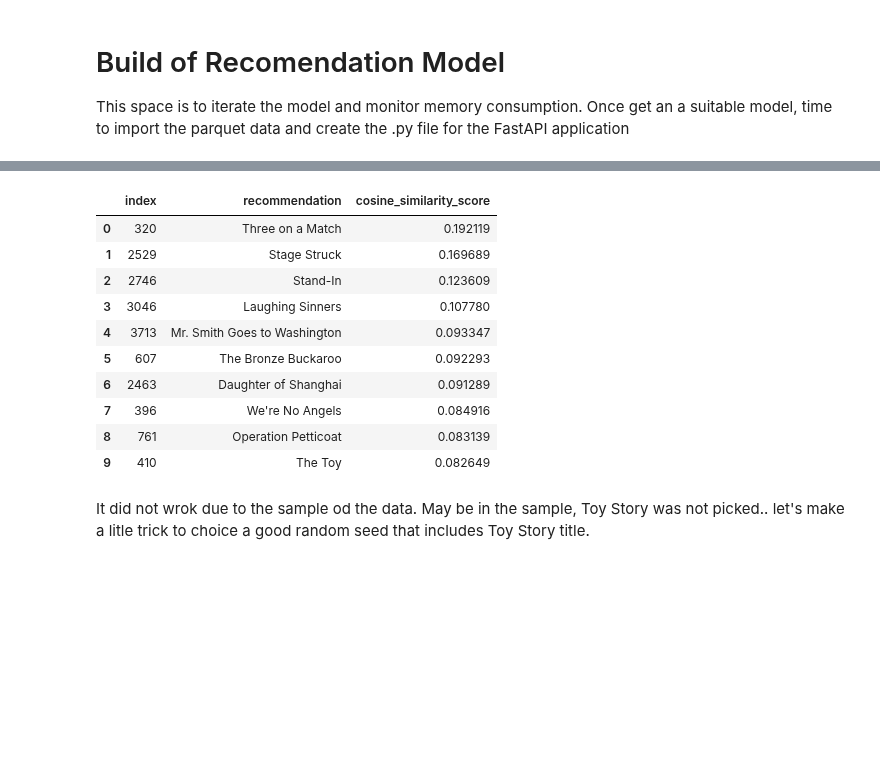
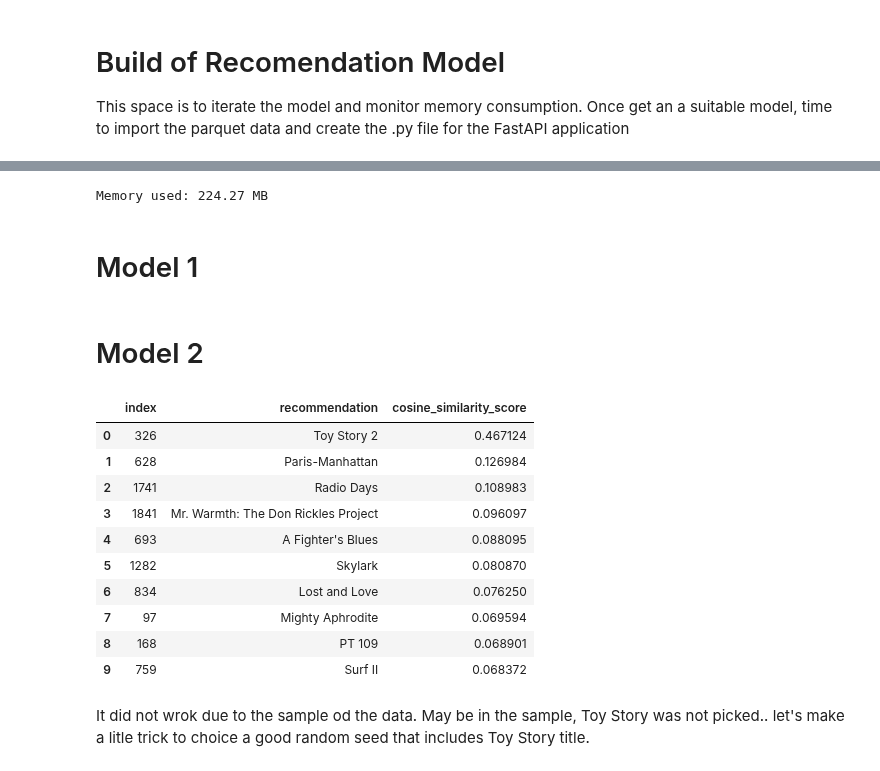
Before and after one commit to someonefrom93/PI_JUL, a Jupyter notebook: eda.ipynb, the cells around one changed output, grey strips where cells are left out. Drawn from its saved outputs; the diff is of its cells as text; code cells hidden in the pictures; blank space fills up the shorter version.

```diff
--- a/eda.ipynb
+++ b/eda.ipynb
@@ -1054,15 +592,13 @@ data_sample = pd.read_parquet("parquet_data/data_for_recommender.parquet")
 # %%
-data_sample = data_sample.sample(4000, random_state=10)
+data_sample = data.sample(2000, random_state=10)
 # %%
 data_sample.reset_index(drop=True, inplace=True)
 # %%
 indeces = pd.Series(data_sample.index, index=data_sample["title"]).drop_duplicates()
-# %%
-content = data_sample["content"].fillna("")
 # %%
 tfidf = TfidfVectorizer(stop_words="english")
 # %%
-tfidf_matrix = tfidf.fit_transform(content)
+tfidf_matrix = tfidf.fit_transform(data_sample["content"].fillna(""))
 # %%
 tfidf_matrix
 # %% [output]
@@ -1078,3 +614,12 @@ sys.getsizeof(cosine_similarities_) / 1000000
+# %%
+import psutil
+process = psutil.Process()
+
+print(f"Memory used: {process.memory_info().rss / 1024 / 1024:.2f} MB")
+# %% [output]
+Memory used: 224.27 MB
+# %% [markdown]
+# Model 1
 # %%
 def get_recommendations(df, column, value, cosine_similarities, limit=10):
     """Return a dataframe of content recommendations based on TF-IDF cosine similarity.
@@ -1113,10 +658,12 @@ def get_recommendations(df, column, value, cosine_similarities, limit=10):
     recommendation_indices = [i[0] for i in cosine_similarity_scores]
 
     # Get the actutal recommendations
-    recommendations = df[column].iloc[recommendation_indices]
+    recommendations = df[column].loc[recommendation_indices]
 
     # Return a dataframe
     df = pd.DataFrame(list(zip(index, recommendations, scores)),
                       columns=['index','recommendation', 'cosine_similarity_score'])
 
     return df
+# %% [markdown]
+# Model 2
@@ -1123,17 +715,17 @@ def get_recommendations(df, column, value, cosine_similarities, limit=10):
 # %%
-get_recommendations(df=data_sample, column="title", value="Big City Blues", cosine_similarities=cosine_similarities_)
+get_recommendations(df=data_sample, column="title", value="Toy Story", cosine_similarities=cosine_similarities_)
 # %% [output]
 |  | index | recommendation | cosine_similarity_score |
-| 0 | 320 | Three on a Match | 0.192119 |
-| 1 | 2529 | Stage Struck | 0.169689 |
-| 2 | 2746 | Stand-In | 0.123609 |
-| 3 | 3046 | Laughing Sinners | 0.107780 |
-| 4 | 3713 | Mr. Smith Goes to Washington | 0.093347 |
-| 5 | 607 | The Bronze Buckaroo | 0.092293 |
-| 6 | 2463 | Daughter of Shanghai | 0.091289 |
-| 7 | 396 | We're No Angels | 0.084916 |
-| 8 | 761 | Operation Petticoat | 0.083139 |
-| 9 | 410 | The Toy | 0.082649 |
+| 0 | 326 | Toy Story 2 | 0.467124 |
+| 1 | 628 | Paris-Manhattan | 0.126984 |
+| 2 | 1741 | Radio Days | 0.108983 |
+| 3 | 1841 | Mr. Warmth: The Don Rickles Project | 0.096097 |
+| 4 | 693 | A Fighter's Blues | 0.088095 |
+| 5 | 1282 | Skylark | 0.080870 |
+| 6 | 834 | Lost and Love | 0.076250 |
+| 7 | 97 | Mighty Aphrodite | 0.069594 |
+| 8 | 168 | PT 109 | 0.068901 |
+| 9 | 759 | Surf II | 0.068372 |
 # %% [markdown]
 It did not wrok due to the sample od the data. May be in the sample, Toy Story was not picked.. let's make a litle trick to choice a good random seed that includes Toy Story title.
 # %%
```
Also changed, not shown: parts of 80 cells of this notebook, 3 other files.
